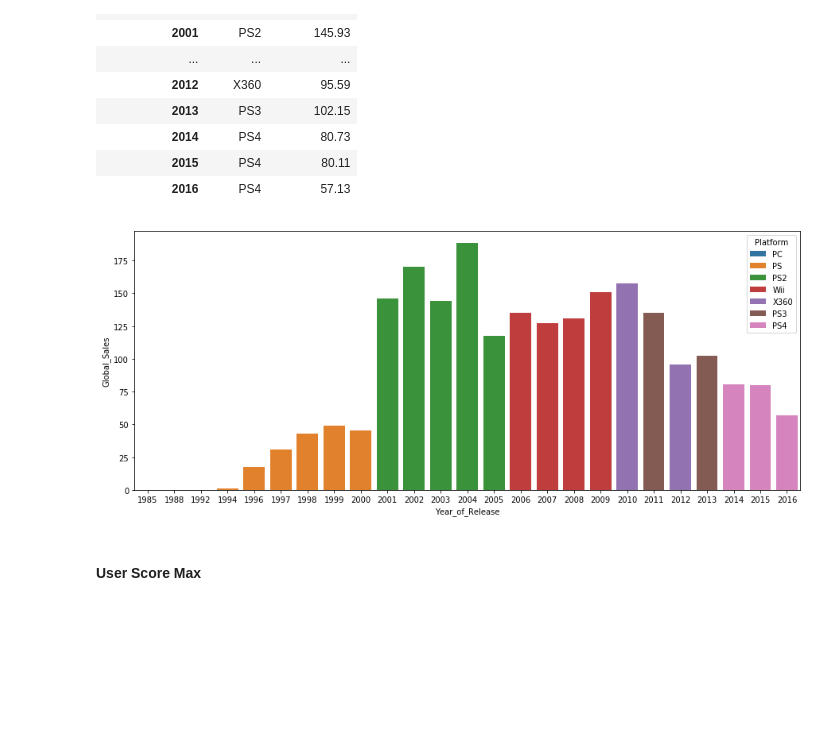
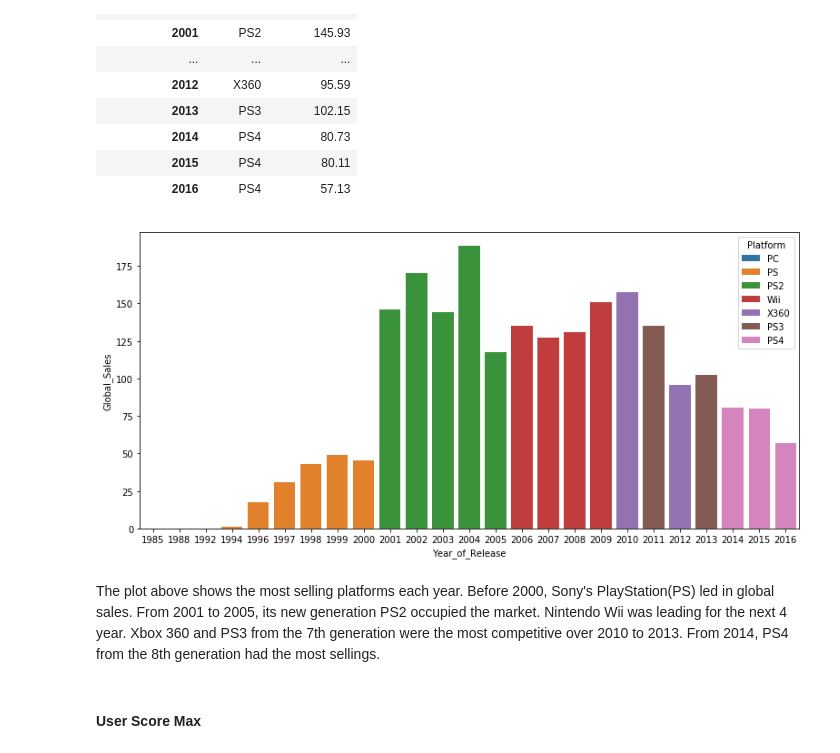
Before and after one commit to sherry9788/STATS131_Final, a Jupyter notebook: xuening.2.ipynb, the cells around one changed output. Cells and saved outputs as stored; diff of their text form; code cells hidden in the pictures; blank space fills up the shorter version.

```diff
--- a/xuening.2.ipynb
+++ b/xuening.2.ipynb
@@ -517,11 +531,14 @@ plat_max
 | 2016 | PS4 | 57.13 |
 # %%
 plat_max['Year_of_Release'] = plat_max.index
-plt.figure(figsize=(15, 6))
+plt.figure(figsize=(13, 6))
 sns.barplot(data=plat_max, x='Year_of_Release', y='Global_Sales', hue='Platform', dodge=False)
 plt.show()
 # %% [output]
-[figure, old version]
+[figure, new version]
+# %% [markdown]
+The plot above shows the most selling platforms each year.
+Before 2000, Sony's PlayStation(PS) led in global sales. From 2001 to 2005, its new generation PS2 occupied the market. Nintendo Wii was leading for the next 4 year. Xbox 360 and PS3 from the 7th generation were the most competitive over 2010 to 2013. From 2014, PS4 from the 8th generation had the most sellings.
 # %% [markdown]
 #### User Score Max
 # %%
```
Also changed, not shown: parts of 61 cells of this notebook.
